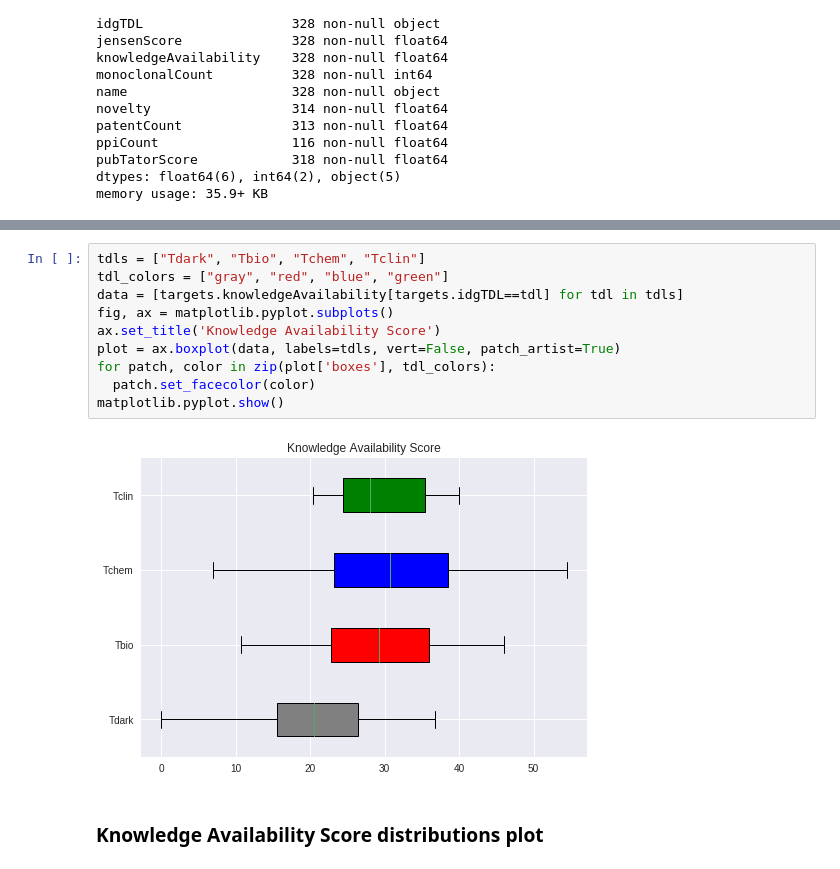
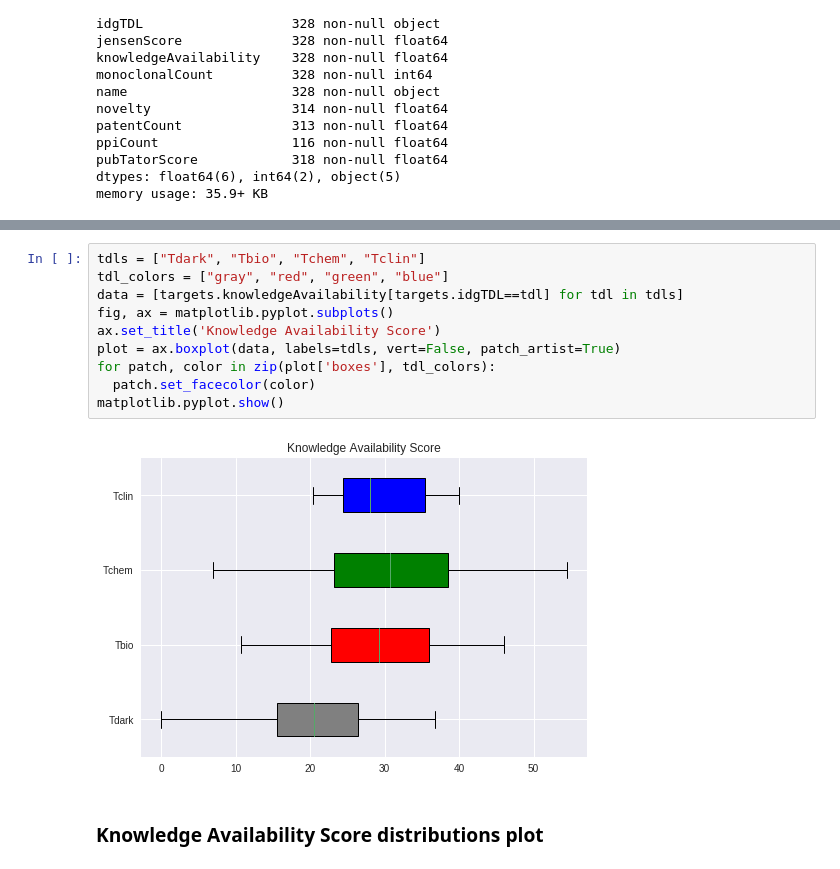
Before and after one commit to druggablegenome/hackathon2018, a Jupyter notebook: ipynb/Pharos_API_Intro.ipynb, the cells around one changed output, grey strips where cells are left out. Drawn from its saved outputs; the diff is of its cells as text.

```diff
--- a/ipynb/Pharos_API_Intro.ipynb
+++ b/ipynb/Pharos_API_Intro.ipynb
@@ -105,16 +105,16 @@ targets.describe().round(2)
 | max | 592.00 | 881.04 | 54.46 | 215.00 | 1.20 | 42817.00 | 84.00 | ... |
 # %%
 tdls = ["Tdark", "Tbio", "Tchem", "Tclin"]
-tdl_colors = ["gray", "red", "blue", "green"]
+tdl_colors = ["gray", "red", "green", "blue"]
 data = [targets.knowledgeAvailability[targets.idgTDL==tdl] for tdl in tdls]
 fig, ax = matplotlib.pyplot.subplots()
 ax.set_title('Knowledge Availability Score')
 plot = ax.boxplot(data, labels=tdls, vert=False, patch_artist=True)
 for patch, color in zip(plot['boxes'], tdl_colors):
   patch.set_facecolor(color)
 matplotlib.pyplot.show()
 # %% [output]
-[figure, old version]
+[figure, new version]
 # %% [markdown]
 ### Knowledge Availability Score distributions plot
 # %%
```
Also changed, not shown: parts of 1 cell of this notebook, 2 other files.
